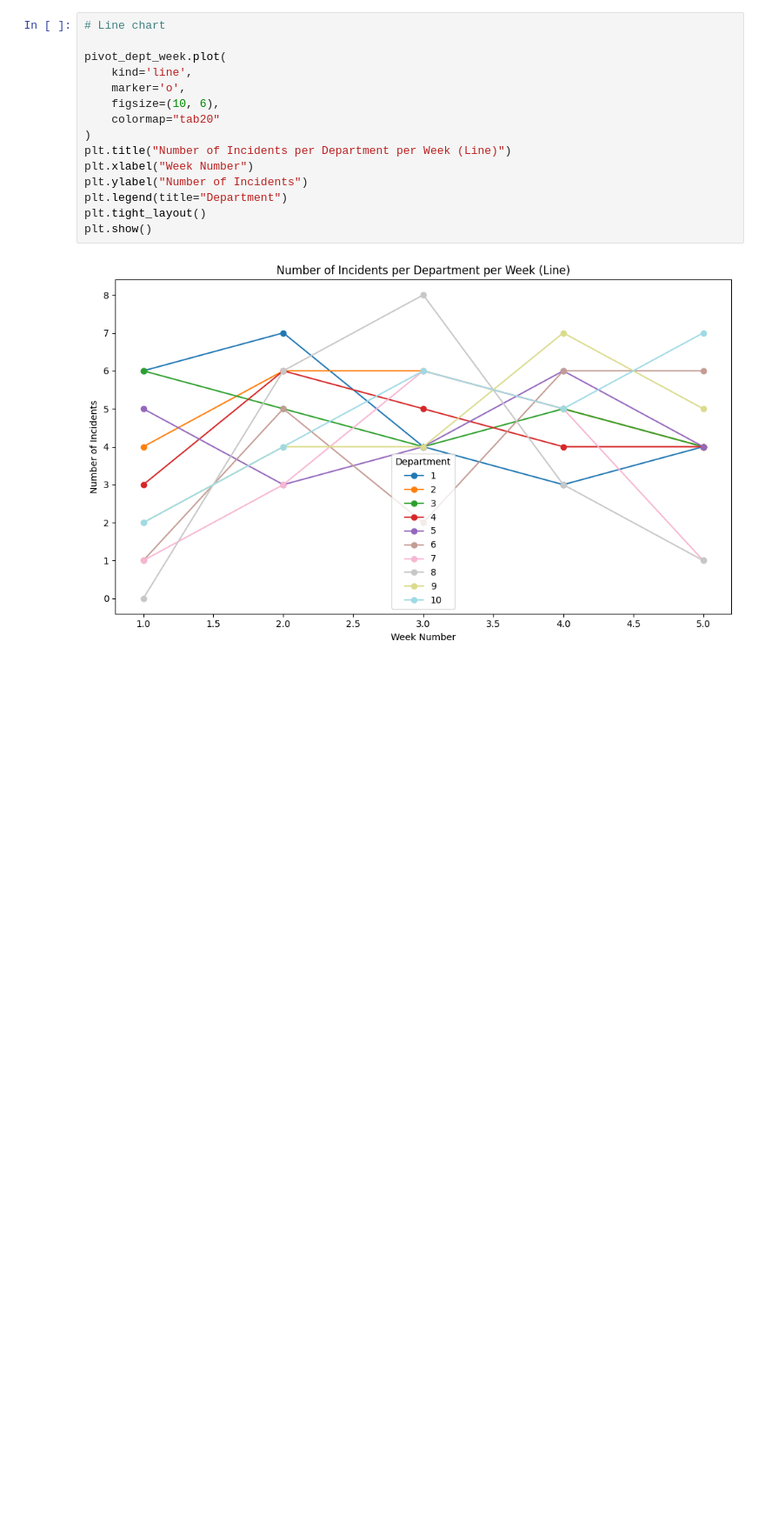
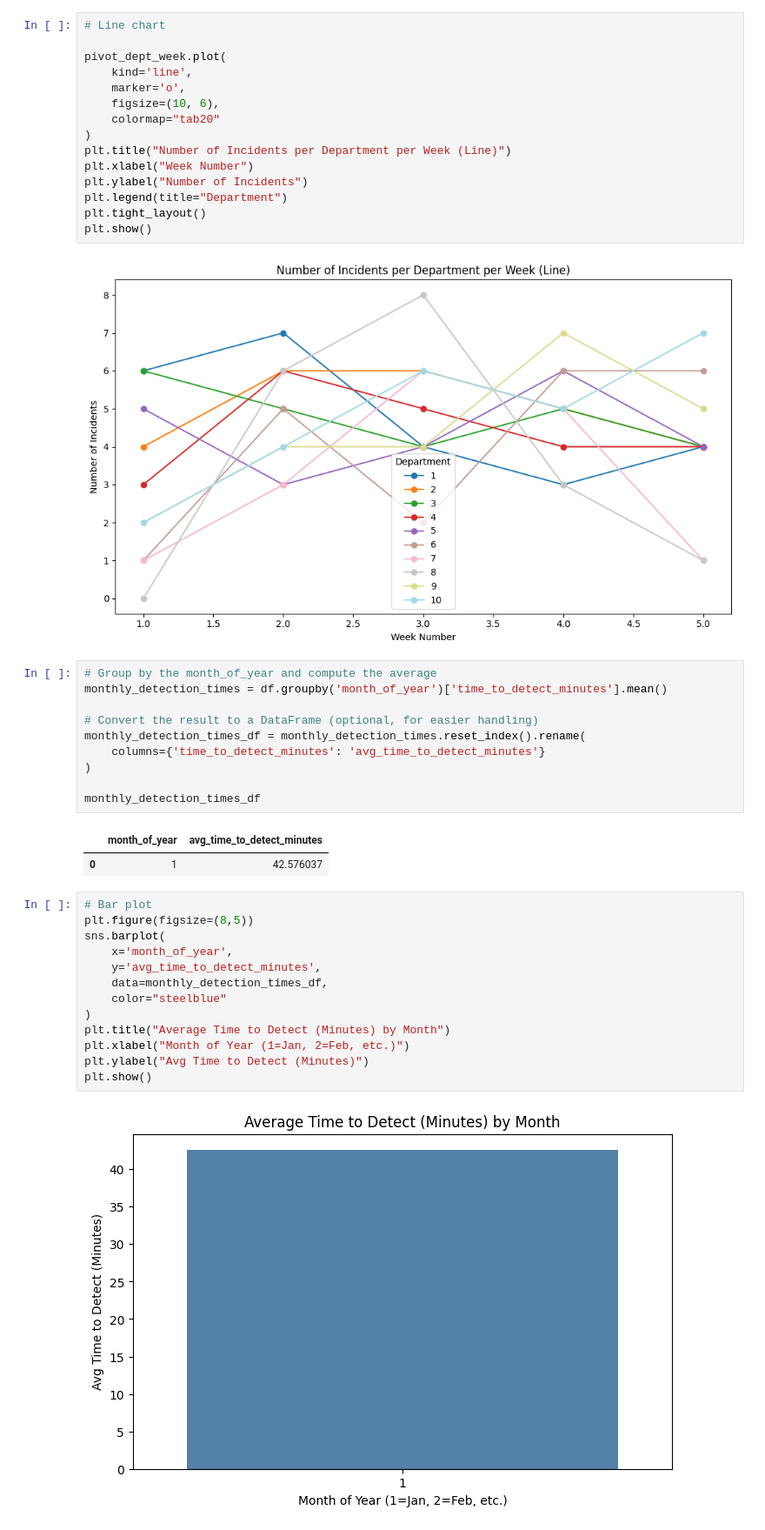
Before and after one commit to pain459/learn_ds, a Jupyter notebook: projects/stability_analysis/workbook.ipynb, the cells around one changed output. Shown at 87% size. Cells and saved outputs as stored; diff of their text form; blank space fills up the shorter version.

```diff
--- a/projects/stability_analysis/workbook.ipynb
+++ b/projects/stability_analysis/workbook.ipynb
@@ -125,3 +125,31 @@ plt.tight_layout()
 plt.show()
 # %% [output]
 [figure]
+# %%
+# Group by the month_of_year and compute the average
+monthly_detection_times = df.groupby('month_of_year')['time_to_detect_minutes'].mean()
+
+# Convert the result to a DataFrame (optional, for easier handling)
+monthly_detection_times_df = monthly_detection_times.reset_index().rename(
+    columns={'time_to_detect_minutes': 'avg_time_to_detect_minutes'}
+)
+
+monthly_detection_times_df
+# %% [output]
+|  | month_of_year | avg_time_to_detect_minutes |
+| 0 | 1 | 42.576037 |
+# %%
+# Bar plot
+plt.figure(figsize=(8,5))
+sns.barplot(
+    x='month_of_year',
+    y='avg_time_to_detect_minutes',
+    data=monthly_detection_times_df,
+    color="steelblue"
+)
+plt.title("Average Time to Detect (Minutes) by Month")
+plt.xlabel("Month of Year (1=Jan, 2=Feb, etc.)")
+plt.ylabel("Avg Time to Detect (Minutes)")
+plt.show()
+# %% [output]
+[figure, added]
```
Also changed, not shown: parts of 1 cell of this notebook.
